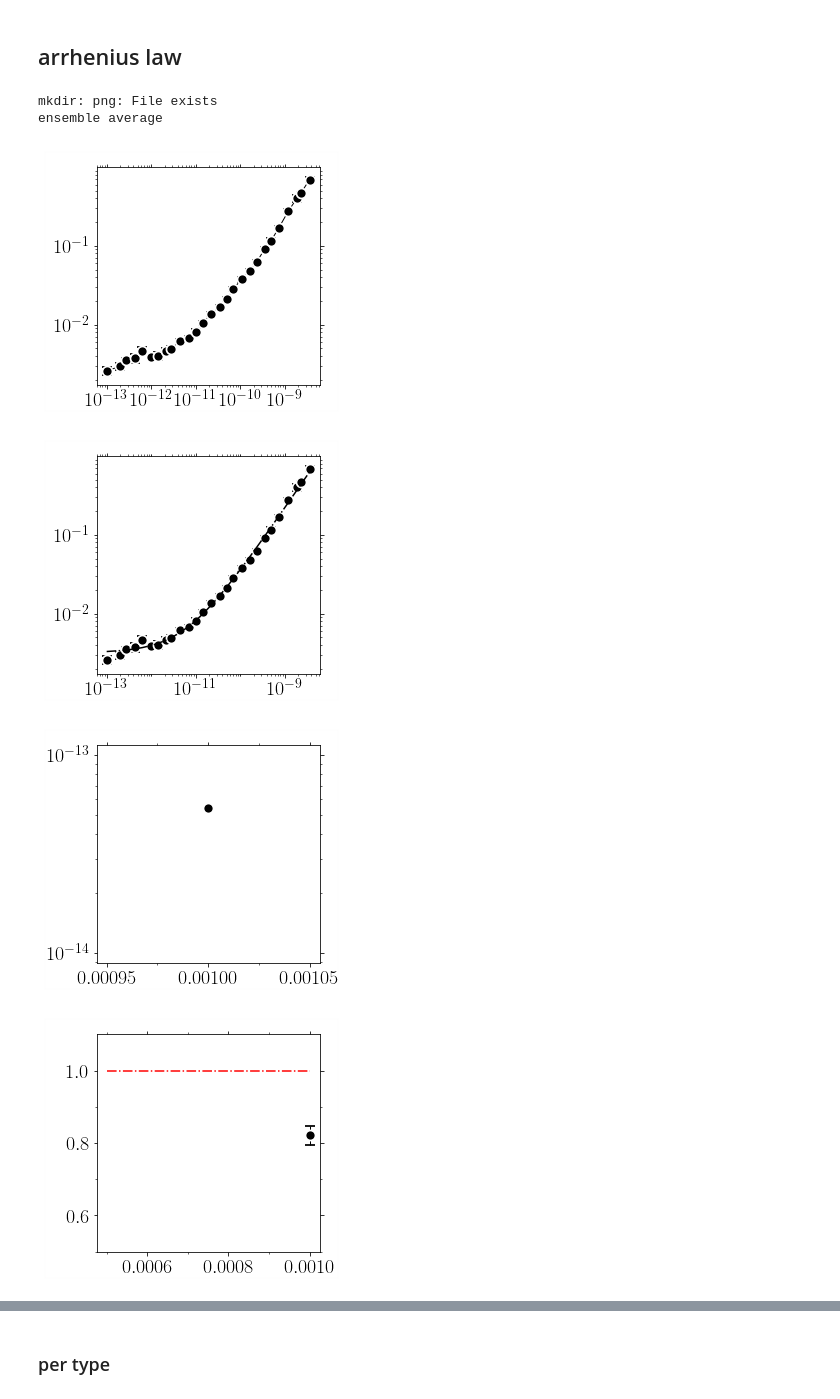
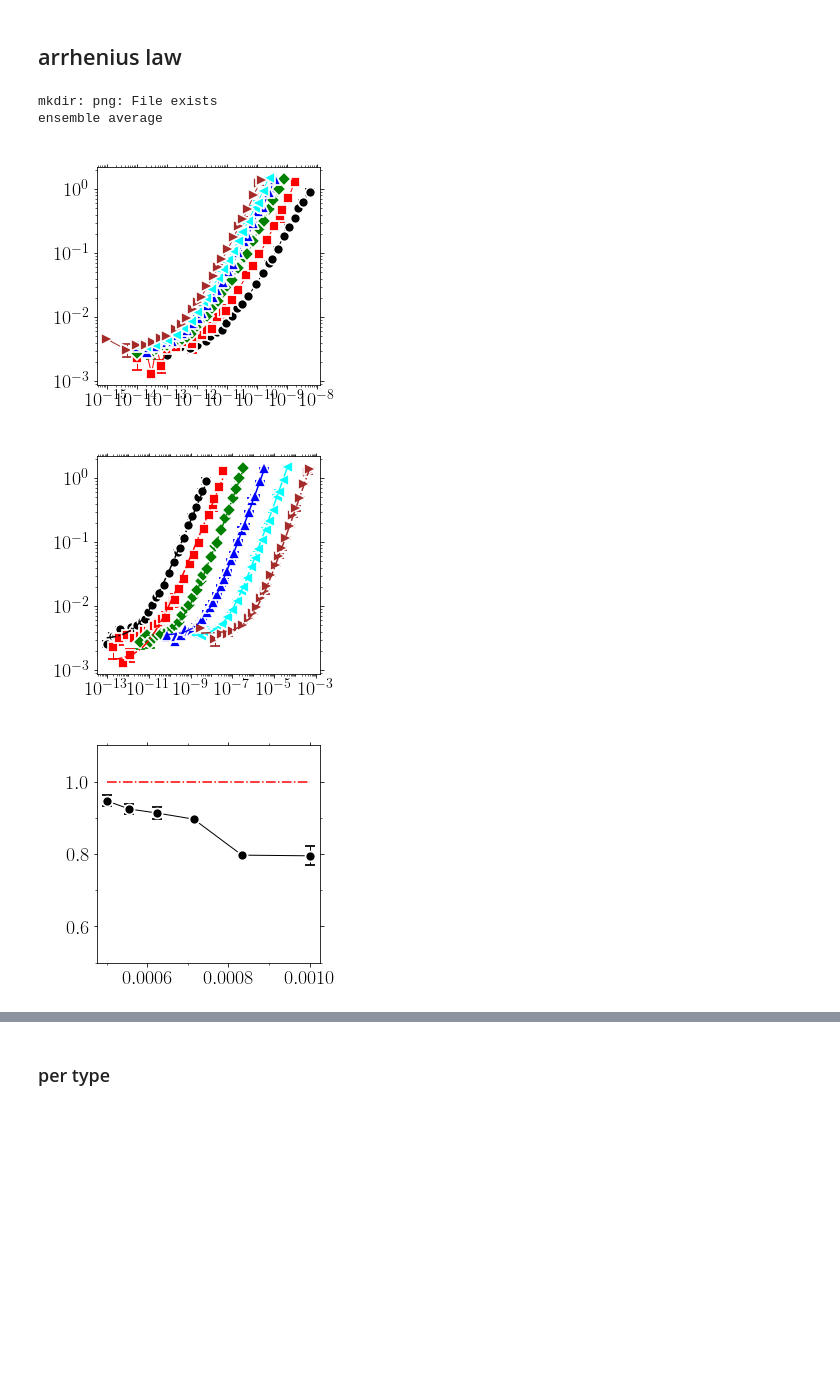
Before and after one commit to kkarimi62/vacancyDiffusion, a Jupyter notebook: postproc/postproc.ipynb, the cells around one changed output, grey strips where cells are left out. Saved outputs shown, nothing was run; the diff lists cells and outputs as text; code cells hidden in the pictures; blank space fills up the shorter version.

```diff
--- a/postproc/postproc.ipynb
+++ b/postproc/postproc.ipynb
@@ -952,7 +983,7 @@ class Temperature:
             kount += self.nrun
 
     def hist(self,data,log_scale):
-        n_thresh = 1
+        n_thresh = 2
             #--- average
         xdata = data[:,0]
         ydata = data[:,1]
@@ -1025,7 +1056,12 @@ class Temperature:
 #     def func2nd(self,x,y0,m0):
 #         return y0+m0*x
 
-    def Fit(self,Plot=None,shift = False,SIGMA=False,plotAttrs=None,**kwargs):
+    def Fit(self,Plot=None,
+            shift = False,
+            SIGMA=False,
+            plotAttrs=None,
+            xlo=float('-inf'),xhi=float('inf'),
+            **kwargs):
         self.Diffusion = {}
         self.exponent = {}
         pref=1e-10*1e-10 #--- ang^2 to m^2
@@ -1039,17 +1075,33 @@ class Temperature:
                             Plot=False)
         #
         for temp, count in zip(self.temps,range(len(self.temps))):
-            smat = self.data_averaged[ temp ] if self.nrun > 1 else self.data[count]
+            self.smat = smat = self.data_averaged[ temp ] if self.nrun > 1 else self.data[count]
 
             xdata=smat[:,0]
             ydata=smat[:,1]
             yerr = smat[:,2]
 #             print(smat)
+
+            #--- error in y
             sigma = yerr if SIGMA else None
-            popt, pcov = curve_fit(self.func2nd, xdata, ydata,
-                                   sigma = sigma,
+
+            #--- set limits:
+            if self.verbose:
+                print('limits:',xlo,xhi)
+
+            filtr = np.ones(xdata.shape[0],dtype=bool)
+            filtr = np.all([filtr,xdata > xlo],axis=0)
+            filtr = np.all([filtr,xdata <= xhi],axis=0)
+            assert np.any(filtr), 'empty arrays!'
+            if self.verbose:
+                print('filtr=',filtr)
+
+            #--- fit
+            popt, pcov = curve_fit(self.func2nd, xdata[filtr], ydata[filtr],
+                                   sigma = sigma[filtr],
                                    **kwargs
                                     )
+            self.popt = popt
             #--- uncertainties
             if self.verbose:
                 print('Temp=%s,x0,y0,c0,alpha'%temp,list(popt),pcov)
@@ -1106,7 +1158,7 @@ class Temperature:
         ax=utl.PltErr([0.5e-3,1e-3],[1,1],attrs={'fmt':'-.r'},Plot=False)
         utl.PltErr(1.0/np.array(self.temps),
                    list(map(lambda x:self.exponent[x][0],self.temps)),
-                   yerr=list(map(lambda x:(self.exponent[x][1]-self.exponent[x][2]),self.temps)),
+                   yerr=list(map(lambda x:1.0*(self.exponent[x][1]-self.exponent[x][2]),self.temps)),
                    attrs=symbols.GetAttrs(),
                    DrawFrame=DRAW_FRAME,
                    ax=ax,
@@ -1117,8 +1169,8 @@ if not eval(confParser['flags']['RemoteMachine']):
     !mkdir png
     #--- temp object
     temp = Temperature(
-#        [1000,1200,1400,1600,1800,2000],8,
-        [1000],8,
+        [1000,1200,1400,1600,1800,2000],8,
+#        [1000],8,
 #        [1000,1200,1400,1600,1800,2000],8,
 #        [1000,1200,1400,1600,1800,2000],1,
 #        np.arange(1000,1440,80),1,
@@ -1165,46 +1217,45 @@ if not eval(confParser['flags']['RemoteMachine']):
     #
     #--- fit
     #
     temp.Fit(Plot=True,
-             shift=False,
+             shift=True,
 #             bounds=([0, 0, 0,0.999], [1e-2, 1e-3, 1,1.001]),
-#             p0=[2.450192558293684e-08, 0.00023822488904874157, 0.9999977703994274, 0.9991059679876155],
-            p0=[[1e-08, 1e-4, 1e2, 1.0]],
+             p0=[2.450192558293684e-08, 0.00023822488904874157, 0.9999977703994274, 0.9991059679876155],
+#            p0=[[1e-08, 1e-4, 1e2, 1.0]],
              SIGMA=True, #--- comment for ni
              plotAttrs={'yscale':'log',
                   'xscale':'log',
 #                   'xlim':(4e-13,8e-4),
 #                   'ylim':(1e-4,1e-1),
 #                     'xstr':r'$t\mathrm{(s)}$',
 #                   'ystr':r'msd(A$^2$)',
                         'ndecade_x':2,
                     'bbox_to_anchor':(-0.05,0.23,0.5,0.5),
                    'title':'png/msd_temp_nicocr_fit.png'},
             )
 
-    temp.PlotDiff(**{
-                  'yscale':'log',
-#                   'xlim':(1e-12,1e-3),
-#                   'ylim':(1e-4,1e-1),
-#                   xstr=r'$1/T(K^{-1})$',
-#                   ystr=r'$D(m^2/s)$',
-                    'title':'png/D_temp_cantor.png',
-                    }
-                )
+#     temp.PlotDiff(**{
+#                   'yscale':'log',
+# #                   'xlim':(1e-12,1e-3),
+# #                   'ylim':(1e-4,1e-1),
+# #                   xstr=r'$1/T(K^{-1})$',
+# #                   ystr=r'$D(m^2/s)$',
+#                     'title':'png/D_temp_cantor.png',
+#                     }
+#                 )
 
     temp.PlotExponent(**{
 #                  'yscale':'log',
 #                   'xlim':(1e-10,1e-3),
                    'ylim':(.5,1.1),
 #                   xstr=r'$1/T(K^{-1})$',
 #                   ystr=r'$D(m^2/s)$',
                     'title':'png/alpha_temp_nicocr.png',
                     }
                 )
 # %% [output]
 mkdir: png: File exists
 ensemble average
-[figure, old version]
+[figure, new version]
-[figure, old version]
+[figure, new version]
-[figure, old version]
+[figure, new version]
-[figure, removed]
```
Also changed, not shown: parts of 17 cells of this notebook.
